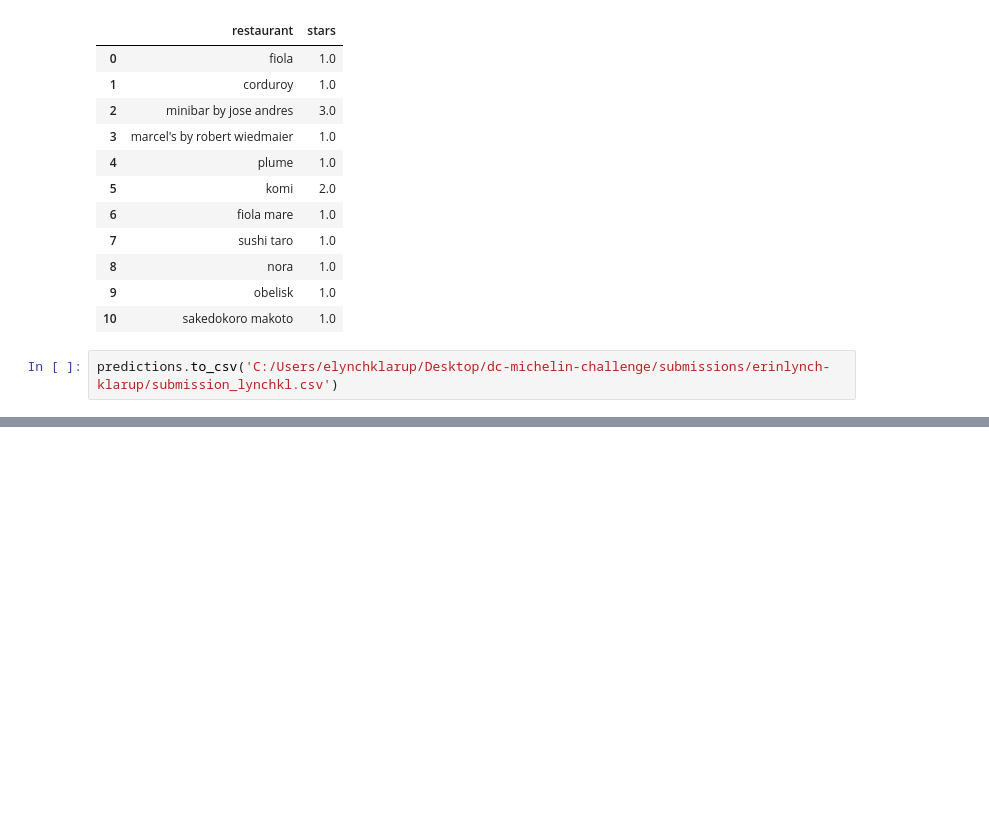
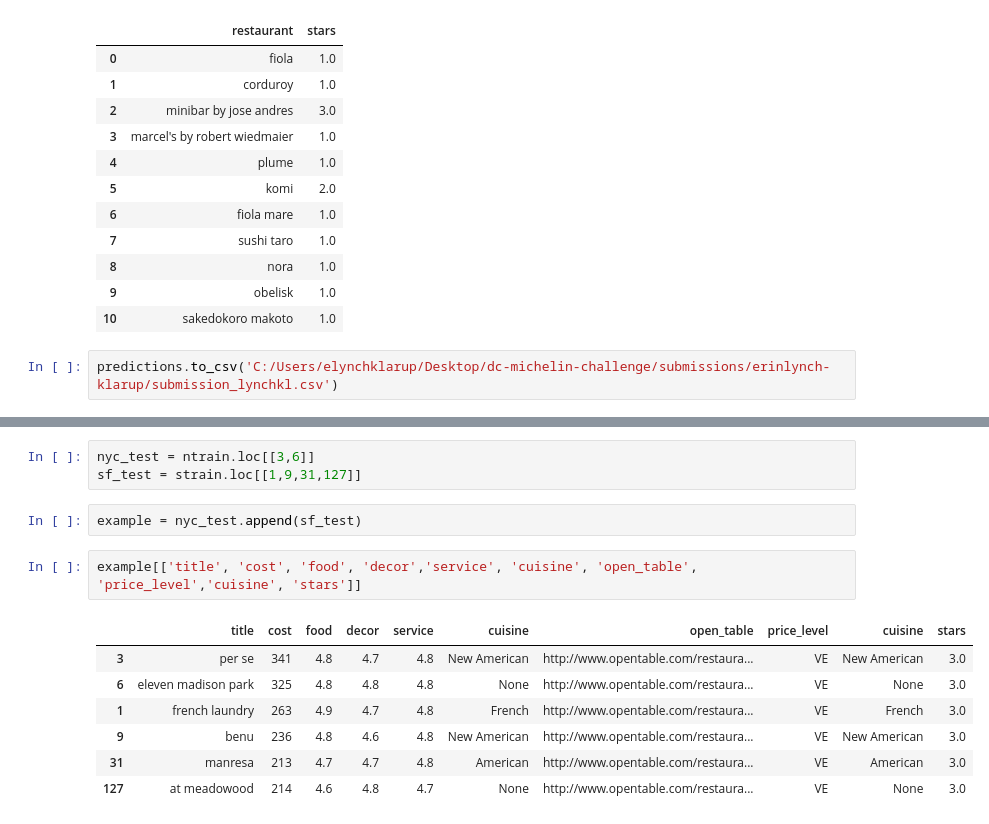
Before and after one commit to josephofiowa/dc-michelin-challenge, a Jupyter notebook: submissions/erinlynch-klarup/Michelin models.ipynb, the cells around one changed output, grey strips where cells are left out. Saved outputs shown, nothing was run; the diff lists cells and outputs as text; blank space fills up the shorter version.

```diff
--- a/submissions/erinlynch-klarup/Michelin models.ipynb
+++ b/submissions/erinlynch-klarup/Michelin models.ipynb
@@ -512,0 +559,15 @@ predictions.to_csv('C:/Users/elynchklarup/Desktop/dc-michelin-challenge/submissi
+# %%
+nyc_test = ntrain.loc[[3,6]]
+sf_test = strain.loc[[1,9,31,127]]
+# %%
+example = nyc_test.append(sf_test)
+# %%
+example[['title', 'cost', 'food', 'decor','service', 'cuisine', 'open_table', 'price_level','cuisine', 'stars']]
+# %% [output]
+|  | title | cost | food | decor | service | cuisine | open_table | price_level | cuisine | stars |
+| 3 | per se | 341 | 4.8 | 4.7 | 4.8 | New American | http://www.opentable.com/restaura... | VE | New American | 3.0 |
+| 6 | eleven madison park | 325 | 4.8 | 4.8 | 4.8 | None | http://www.opentable.com/restaura... | VE | None | 3.0 |
+| 1 | french laundry | 263 | 4.9 | 4.7 | 4.8 | French | http://www.opentable.com/restaura... | VE | French | 3.0 |
+| 9 | benu | 236 | 4.8 | 4.6 | 4.8 | New American | http://www.opentable.com/restaura... | VE | New American | 3.0 |
+| 31 | manresa | 213 | 4.7 | 4.7 | 4.8 | American | http://www.opentable.com/restaura... | VE | American | 3.0 |
+| 127 | at meadowood | 214 | 4.6 | 4.8 | 4.7 | None | http://www.opentable.com/restaura... | VE | None | 3.0 |
```
Also changed, not shown: parts of 19 cells of this notebook, 3 other files.
